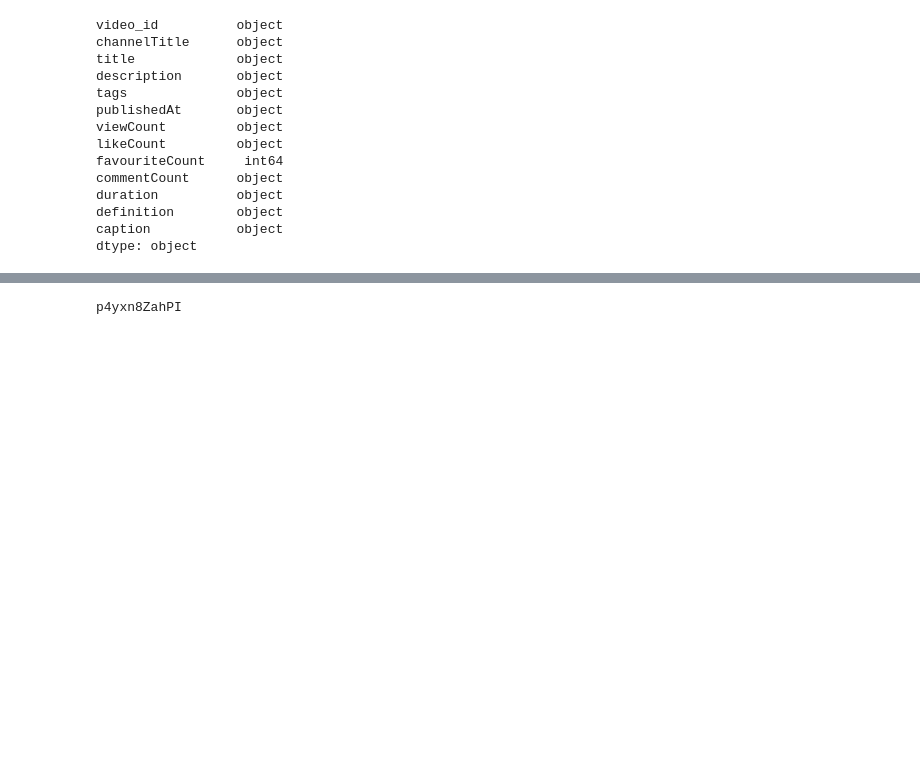
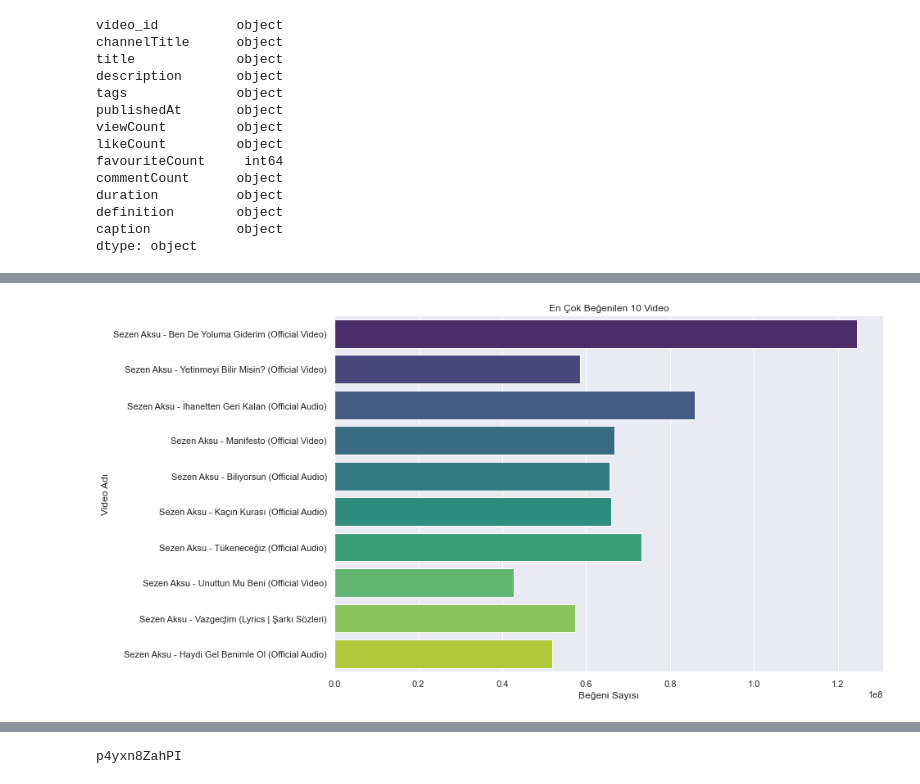
Before and after one commit to BusraSarikaya1/youtube-api-project, a Jupyter notebook: deneme.ipynb, the cells around one changed output, grey strips where cells are left out. Cells and saved outputs as stored; diff of their text form; code cells hidden in the pictures; blank space fills up the shorter version.

```diff
--- a/deneme.ipynb
+++ b/deneme.ipynb
@@ -145,0 +201,18 @@ most_viewed_video_df.head()
+# %%
+# 'likeCount' sütununu sayısal veri türüne dönüştür
+video_details['likeCount'] = pd.to_numeric(video_details['likeCount'], errors='coerce')
+
+# NaN değerleri temizle
+video_details = video_details.dropna(subset=['likeCount'])
+
+# 'likeCount' sütununa göre DataFrame'i sırala ve en çok izlenen 10 videoyu seç
+top_10_liked = video_details.nlargest(10, 'likeCount')
+
+# En çok beğenilen 10 videoya ait bilgiler
+top_10_liked_video_info = top_10_liked[['video_id','channelTitle', 'title', 'description', 'tags', 'publishedAt',
+                                           'viewCount', 'likeCount', 'favouriteCount', 'commentCount',
+                                           'duration', 'definition', 'caption']]
+
+# top_10_viewed_video_info değişkeni artık en çok beğenilen 10 videoya ait tüm bilgileri içerir
+top_10_liked_video_df = pd.DataFrame(top_10_liked_video_info)
+top_10_liked_video_df.head(5)
@@ -145,0 +226,12 @@ most_viewed_video_df.head()
+# %%
+# En çok beğenilen 10 videoya ait DataFrame'i kullanarak çubuk grafik oluştur
+sns.set(rc={'figure.figsize': (12, 8)})
+sns.barplot(x='viewCount', y='title', data=top_10_liked_video_df, palette='viridis')
+
+# Grafik üzerine eklemeler
+plt.xlabel("Beğeni Sayısı")
+plt.ylabel("Video Adı")
+plt.title("En Çok Beğenilen 10 Video")
+plt.show()
+# %% [output]
+[figure, added]
```
Also changed, not shown: parts of 17 cells of this notebook.
